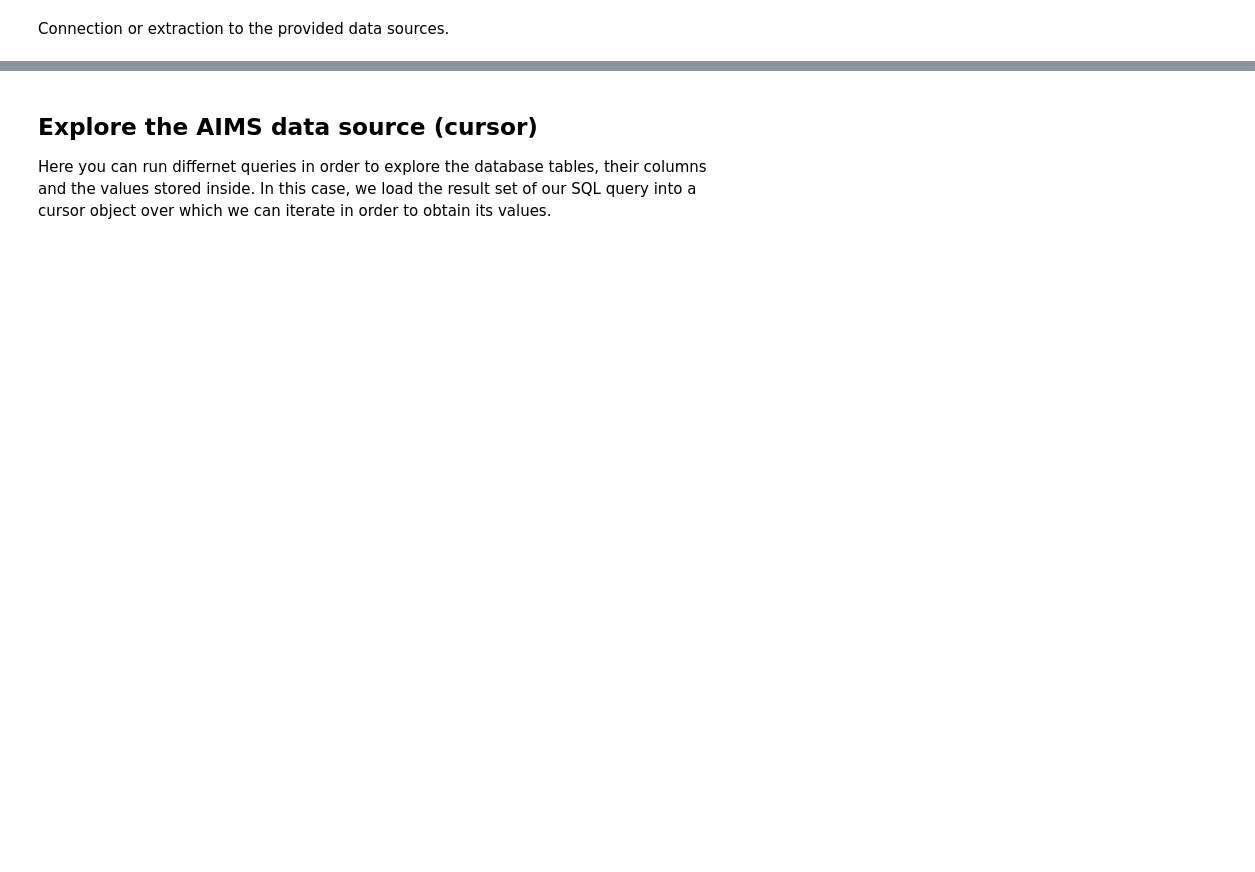
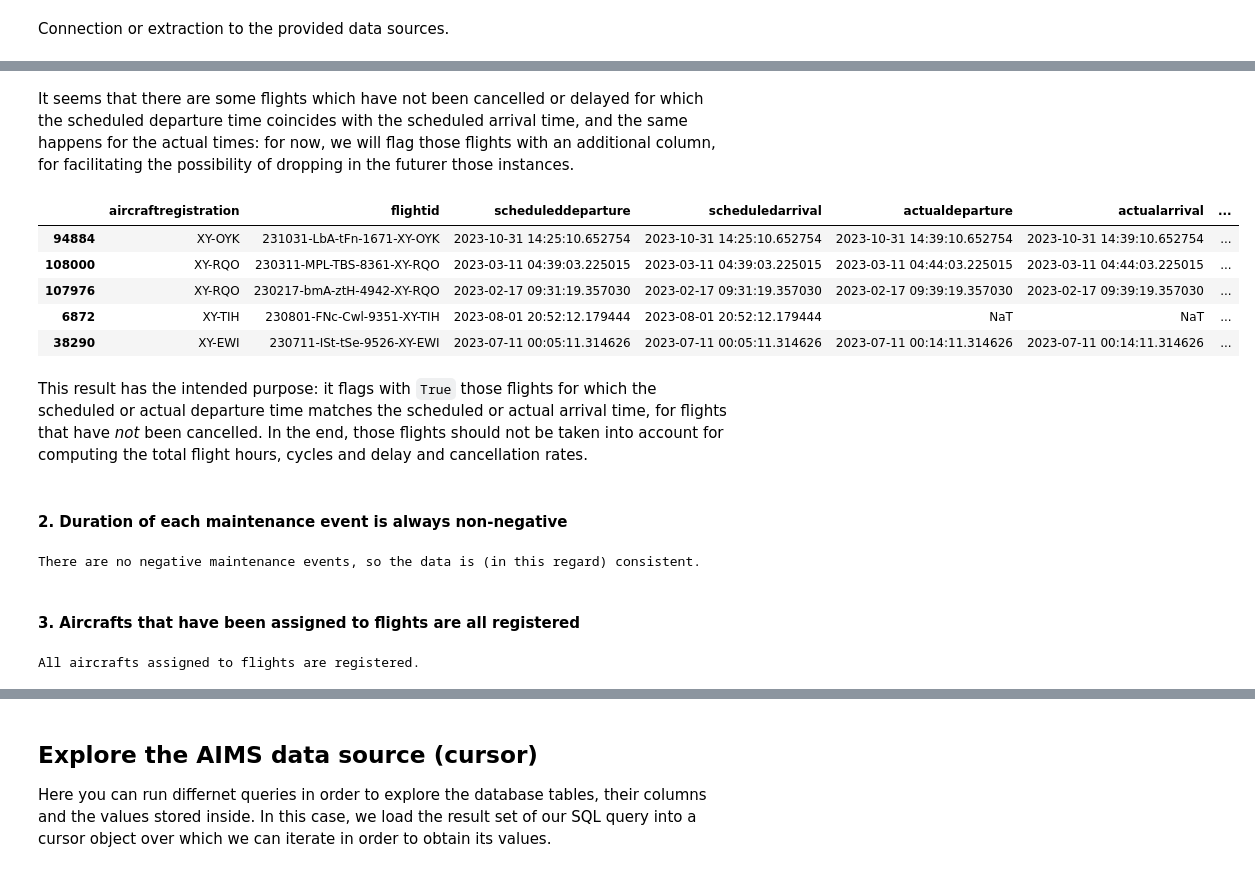
Before and after one commit to pablo-fdz/lab_3_data_mg, a Jupyter notebook: ETL_lab_3_pablo.ipynb, the cells around one changed output, grey strips where cells are left out. Drawn from its saved outputs; the diff is of its cells as text; code cells hidden in the pictures; blank space fills up the shorter version.

Commit message:
Data cleaning process

```diff
--- a/ETL_lab_3_pablo.ipynb
+++ b/ETL_lab_3_pablo.ipynb
@@ -138,0 +385,51 @@ outputDB = duckdb.connect(database=':memory:')
+# %% [markdown]
+It seems that there are some flights which have not been cancelled or delayed for which the scheduled departure time coincides with the scheduled arrival time, and the same happens for the actual times: for now, we will flag those flights with an additional column, for facilitating the possibility of dropping in the futurer those instances.
+# %%
+# Inconsistent schedule
+df_flights['inconsistent_schedule'] = (
+    (df_flights['diff_scheduled_arr-dep'] <= pd.Timedelta("0 days 00:00:00")) &
+    (df_flights['cancelled'] == False)
+)
+
+# Inconsistent actual flights
+df_flights['inconsistent_actual'] = (
+    (df_flights['diff_actual_arr-dep'] <= pd.Timedelta("0 days 00:00:00")) &
+    (df_flights['cancelled'] == False)
+)
+
+# Show the flights dataframe, sorted by the time delta in the scheduled departures-arrivals
+df_flights.sort_values(by = 'diff_scheduled_arr-dep', ascending = True).head()
+# %% [output]
+|  | aircraftregistration | flightid | scheduleddeparture | scheduledarrival | actualdeparture | actualarrival | ... |
+| 94884 | XY-OYK | 231031-LbA-tFn-1671-XY-OYK | 2023-10-31 14:25:10.652754 | 2023-10-31 14:25:10.652754 | 2023-10-31 14:39:10.652754 | 2023-10-31 14:39:10.652754 | ... |
+| 108000 | XY-RQO | 230311-MPL-TBS-8361-XY-RQO | 2023-03-11 04:39:03.225015 | 2023-03-11 04:39:03.225015 | 2023-03-11 04:44:03.225015 | 2023-03-11 04:44:03.225015 | ... |
+| 107976 | XY-RQO | 230217-bmA-ztH-4942-XY-RQO | 2023-02-17 09:31:19.357030 | 2023-02-17 09:31:19.357030 | 2023-02-17 09:39:19.357030 | 2023-02-17 09:39:19.357030 | ... |
+| 6872 | XY-TIH | 230801-FNc-Cwl-9351-XY-TIH | 2023-08-01 20:52:12.179444 | 2023-08-01 20:52:12.179444 | NaT | NaT | ... |
+| 38290 | XY-EWI | 230711-ISt-tSe-9526-XY-EWI | 2023-07-11 00:05:11.314626 | 2023-07-11 00:05:11.314626 | 2023-07-11 00:14:11.314626 | 2023-07-11 00:14:11.314626 | ... |
+# %% [markdown]
+This result has the intended purpose: it flags with `True` those flights for which the scheduled or actual departure time matches the scheduled or actual arrival time, for flights that have *not* been cancelled. In the end, those flights should not be taken into account for computing the total flight hours, cycles and delay and cancellation rates.
+# %% [markdown]
+#### 2. Duration of each maintenance event is always non-negative
+# %%
+if len(df_maint_ev[df_maint_ev['duration'] < pd.Timedelta("0 days 00:00:00")]) > 0:
+    print('There are maintenance events of negative duration, which should be removed.')
+else:
+    print('There are no negative maintenance events, so the data is (in this regard) consistent.')
+# %% [output]
+There are no negative maintenance events, so the data is (in this regard) consistent.
+# %% [markdown]
+#### 3. Aircrafts that have been assigned to flights are all registered
+# %%
+df_join = df_flights.merge(right = df_manufacturer_lookup, how = 'inner', left_on='aircraftregistration', right_on='aircraft_reg_code')
+
+# Since we have done an inner join, if all the aircrafts that are assigned to flights
+# are registered, the length of both data frames should be the same
+if len(df_join) < len(df_flights):
+    print('There are some non-registered aircrafts that are assigned to flights.')
+else:
+    print('All aircrafts assigned to flights are registered.')
+
+# We delete the data frame that has been used for this check
+del df_join
+# %% [output]
+All aircrafts assigned to flights are registered.
```
Also changed, not shown: parts of 62 cells of this notebook, 1 other file.
